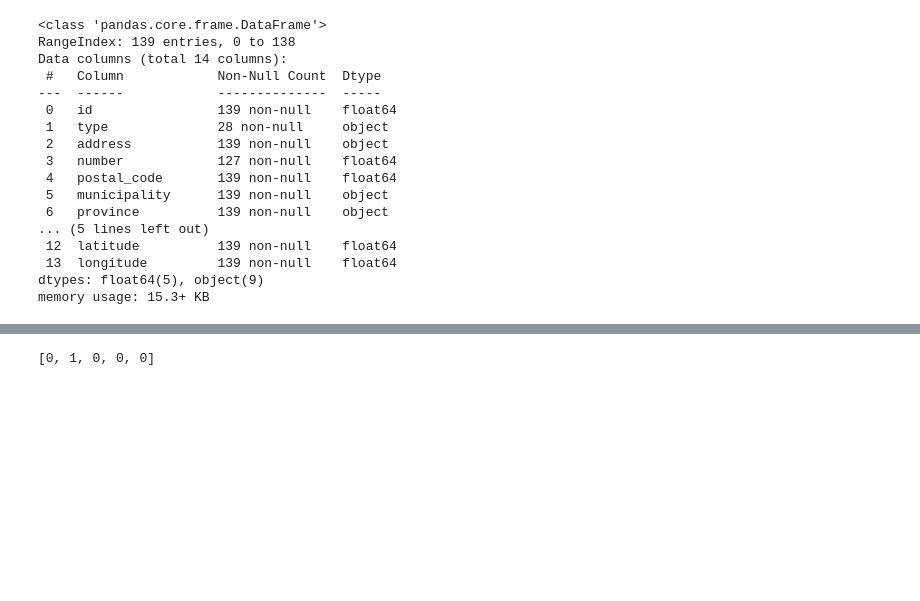
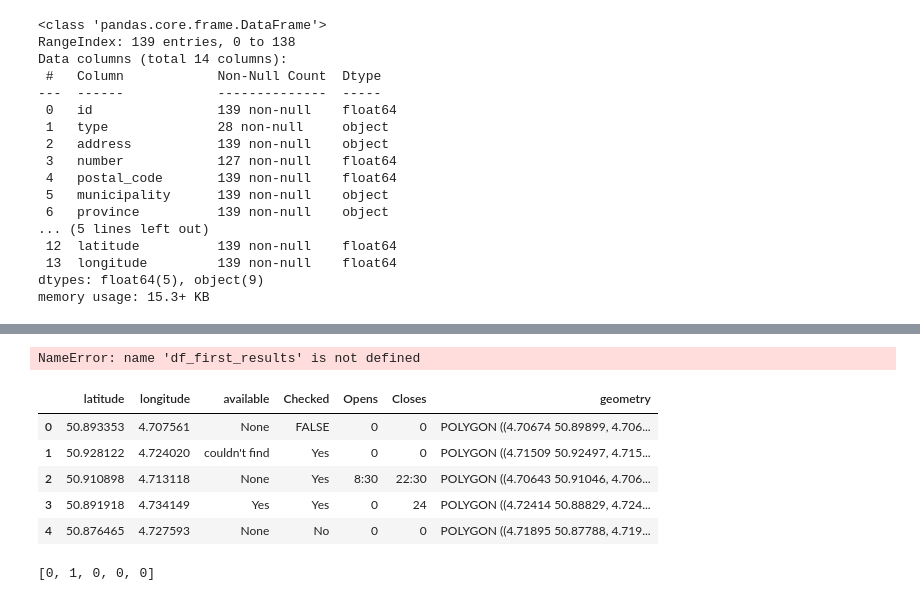
Before and after one commit to Leowiser/AED-Route-Optimization-MDA-Project, a Jupyter notebook: Try new version.ipynb, the cells around one changed output, grey strips where cells are left out. Saved outputs shown, nothing was run; the diff lists cells and outputs as text; code cells hidden in the pictures; blank space fills up the shorter version.

```diff
--- a/Try new version.ipynb
+++ b/Try new version.ipynb
@@ -160,0 +239,14 @@ df_result
+# %%
+df_first_results
+# %% [output]
+NameError: name 'df_first_results' is not defined
+# %%
+AEDs = sim_try.AED_Iso
+AEDs.head()
+# %% [output]
+|  | latitude | longitude | available | Checked | Opens | Closes | geometry |
+| 0 | 50.893353 | 4.707561 | None | FALSE | 0 | 0 | POLYGON ((4.70674 50.89899, 4.706... |
+| 1 | 50.928122 | 4.724020 | couldn't find | Yes | 0 | 0 | POLYGON ((4.71509 50.92497, 4.715... |
+| 2 | 50.910898 | 4.713118 | None | Yes | 8:30 | 22:30 | POLYGON ((4.70643 50.91046, 4.706... |
+| 3 | 50.891918 | 4.734149 | Yes | Yes | 0 | 24 | POLYGON ((4.72414 50.88829, 4.724... |
+| 4 | 50.876465 | 4.727593 | None | No | 0 | 0 | POLYGON ((4.71895 50.87788, 4.719... |
```
Also changed, not shown: parts of 23 cells of this notebook, 9 other files.
